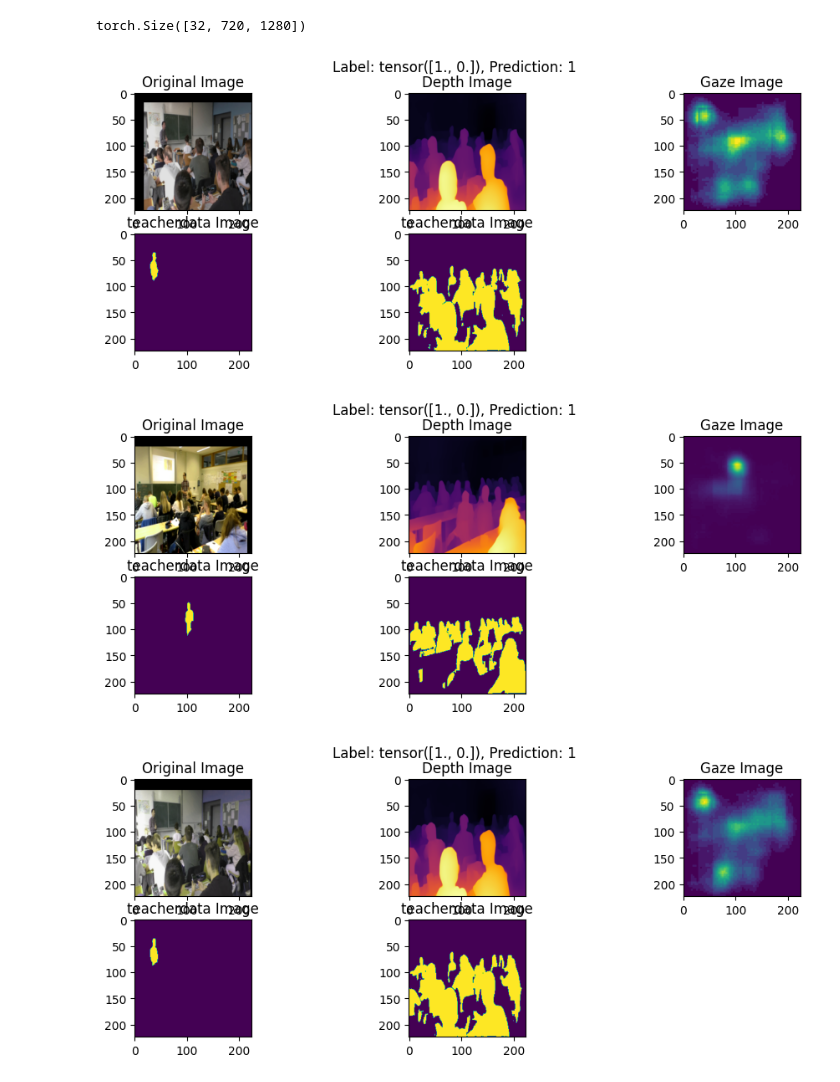
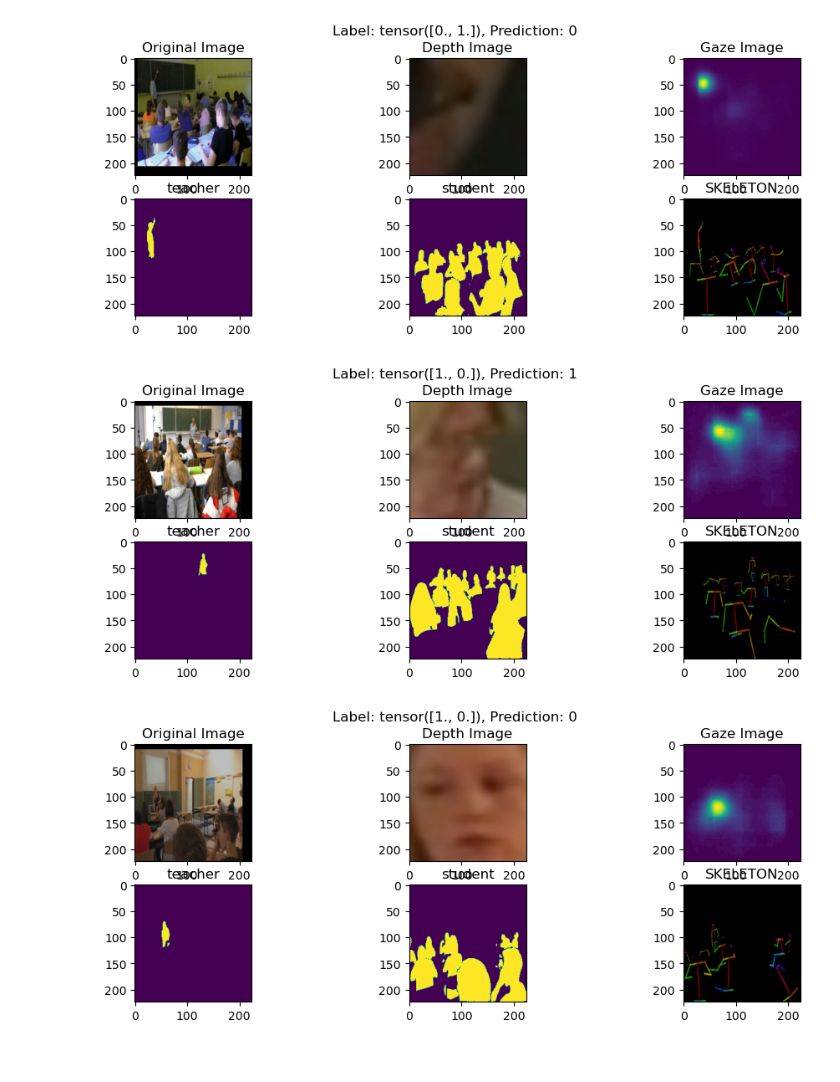
Before and after one commit to px39n/img2engage, a Jupyter notebook: 5 Segmentation + ALL.ipynb, the cells around one changed output. Drawn from its saved outputs; the diff is of its cells as text; code cells hidden in the pictures.

```diff
--- a/5 Segmentation + ALL.ipynb
+++ b/5 Segmentation + ALL.ipynb
@@ -70,10 +70,14 @@ class GazeDataset(Dataset):
         teacherdata = np.load(teacher_name)
         student_name=os.path.join(self.data_path+"\\studentnpy", self.data_frame['imgID'][idx][:-3]+"npy")
         studentdata = np.load(student_name)
+
+
+
         if self.transform:
             image = self.transform(image)
             depth = transform2(depth)
             gaze_img = transform2(gaze_img)
+            skeleton_img = transform2(skeleton_img)
             studentdata = transform2(Image.fromarray(studentdata))
             teacherdata = transform2(Image.fromarray(teacherdata))
 
@@ -83,7 +87,7 @@ class GazeDataset(Dataset):
         # Convert gaze_idx to one-hot encoded vector
         one_hot_gaze = torch.zeros(self.num_classes)
         one_hot_gaze[gaze_idx] = 1
-        return image, depth,gaze_img, one_hot_gaze,teacherdata,studentdata
+        return image, depth,gaze_img, one_hot_gaze,teacherdata,studentdata,skeleton_img
 
 # Create datasets
 import pandas as pd
@@ -124,7 +128,7 @@ for epoch in range(num_epochs):
 
     for images,depth, gaze, gazes,teacherdata,studentdata in tqdm(train_loader): # train_progress_bar:
 
-        inputs = torch.cat([images, depth, gaze,teacherdata,studentdata], dim=1)
+        inputs = torch.cat([images, depth, gaze,teacherdata,studentdata,skeleton_img], dim=1)
         # print(inputs.shape)
         inputs, gazes = inputs.to(device), torch.argmax(gazes, dim=1).to(device)
         optimizer.zero_grad()
@@ -237,10 +238,15 @@ class GazeDataset(Dataset):
         teacherdata = np.load(teacher_name)
         student_name=os.path.join(self.data_path+"\\studentnpy", self.data_frame['imgID'][idx][:-3]+"npy")
         studentdata = np.load(student_name)
+
+        skeleton_name = os.path.join(self.data_path+"\image_skeleton", self.data_frame['imgID'][idx].replace(".png","_rendered.png"))
+        skeleton_img = Image.open(skeleton_name)
+
         if self.transform:
             image = self.transform(image)
             head = transform2(head)
             gaze_img = transform2(gaze_img)
+            skeleton_img = transform2(skeleton_img)
             studentdata = transform2(Image.fromarray(studentdata))
             teacherdata = transform2(Image.fromarray(teacherdata))
 
@@ -250,7 +256,7 @@ class GazeDataset(Dataset):
         # Convert gaze_idx to one-hot encoded vector
         one_hot_gaze = torch.zeros(self.num_classes)
         one_hot_gaze[gaze_idx] = 1
-        return image, head,gaze_img, one_hot_gaze,teacherdata,studentdata
+        return image, head,gaze_img, one_hot_gaze,teacherdata,studentdata ,skeleton_img
 
 # Create datasets
 import pandas as pd
@@ -270,7 +276,7 @@ valid_loader = DataLoader(valid_dataset, batch_size=batch, shuffle=False, num_wo
 # Load a pre-trained ResNet-18 model and modify the final layer
 model = models.resnet18(weights="ResNet18_Weights.DEFAULT")
 model.fc = nn.Linear(model.fc.in_features, 2)
-model.conv1 = nn.Conv2d(9, 64, kernel_size=(7, 7), stride=(2, 2), padding=(3, 3), bias=False)
+model.conv1 = nn.Conv2d(10, 64, kernel_size=(7, 7), stride=(2, 2), padding=(3, 3), bias=False)
 
 #model=model2
 model.to(device)
@@ -289,9 +295,9 @@ for epoch in range(num_epochs):
     print("start epoch :"+str(epoch))
     # Add a progress bar for the training loop
 
-    for images,head, gaze, gazes,teacherdata,studentdata in tqdm(train_loader): # train_progress_bar:
+    for images,head, gaze, gazes,teacherdata,studentdata,skeleton_img  in tqdm(train_loader): # train_progress_bar:
 
-        inputs = torch.cat([images, head, gaze,teacherdata,studentdata], dim=1)
+        inputs = torch.cat([images, head, gaze,skeleton_img], dim=1) #,teacherdata,studentdata
         # print(inputs.shape)
         inputs, gazes = inputs.to(device), torch.argmax(gazes, dim=1).to(device)
         optimizer.zero_grad()
@@ -318,8 +324,8 @@ for epoch in range(num_epochs):
         # Add a progress bar for the validation loop
         valid_progress_bar = tqdm(valid_loader, desc='Validating', leave=False)
         with torch.no_grad():
-            for images, head, gaze, gazes,teacherdata,studentdata in valid_progress_bar:
-                inputs = torch.cat([images, head, gaze,teacherdata,studentdata], dim=1)
+            for images,head, gaze, gazes,teacherdata,studentdata,skeleton_img in valid_progress_bar:  #,skeleton_img  #,teacherdata,studentdata
+                inputs = torch.cat([images, head, gaze,skeleton_img], dim=1) #,teacherdata,studentdata
                 inputs, gazes = inputs.to(device), torch.argmax(gazes, dim=1).to(device)
                 outputs = model(inputs)
                 _, predicted = torch.max(outputs.data, 1)
@@ -351,50 +359,51 @@ Epoch [6/10], Loss: 0.6898500919342041
 # %%
 teacherdata.shape
-# %% [output]
-torch.Size([32, 720, 1280])
 # %%
 import matplotlib.pyplot as plt
 import numpy as np
 import random
 
 # Function to plot images
-def plot_images(image, depth, gaze, teacherdata, studentdata, title):
+def plot_images(image, depth, gaze, teacherdata, studentdata, skeleton_img,title):
     plt.figure(figsize=(12, 4))
     plt.subplot(2, 3, 1)
     plt.imshow(transforms.ToPILImage()(image))
     plt.title("Original Image")
     plt.subplot(2, 3, 2)
     plt.imshow(transforms.ToPILImage()(depth))
     plt.title("Depth Image")
     plt.subplot(2, 3, 3)
     plt.imshow(transforms.ToPILImage()(gaze))
     plt.title("Gaze Image")
     plt.subplot(2, 3, 4)
     plt.imshow(transforms.ToPILImage()(teacherdata))
-    plt.title("teacherdata Image")
+    plt.title("teacher")
     plt.subplot(2, 3, 5)
     plt.imshow(transforms.ToPILImage()(studentdata))
-    plt.title("teacherdata Image")
+    plt.title("student")
+    plt.subplot(2, 3, 6)
+    plt.imshow(transforms.ToPILImage()(skeleton_img))
+    plt.title("SKELETON")
     plt.suptitle(title)
     plt.show()
 
 
 # Randomly pick 3 images from the validation dataset
 random_indices = random.sample(range(len(valid_dataset)), 3)
 
 for idx in random_indices:
-    image, depth, gaze, label,teacherdata,studentdata = valid_dataset[idx]
-    input_tensor = torch.cat([image.unsqueeze(0), depth.unsqueeze(0), gaze.unsqueeze(0),teacherdata.unsqueeze(0),studentdata.unsqueeze(0)], dim=1)
+    image, depth, gaze, label,teacherdata,studentdata,skeleton_img = valid_dataset[idx]
+    input_tensor = torch.cat([image.unsqueeze(0), depth.unsqueeze(0), gaze.unsqueeze(0),teacherdata.unsqueeze(0),studentdata.unsqueeze(0),skeleton_img.unsqueeze(0)], dim=1)
     input_tensor = input_tensor.to(device)
 
     # Get prediction
     with torch.no_grad():
         output = model(input_tensor)
         _, predicted = torch.max(output.data, 1)
 
     # Plotting
-    plot_images(image, depth, gaze,teacherdata,studentdata, f"Label: {label}, Prediction: {predicted.item()}")
+    plot_images(image, depth, gaze,teacherdata,studentdata,skeleton_img, f"Label: {label}, Prediction: {predicted.item()}")
 # %% [output]
-[figure, old version]
+[figure, new version]
-[figure, old version]
+[figure, new version]
-[figure, old version]
+[figure, new version]
```
Also changed, not shown: parts of 4 cells of this notebook, 2 other files.
